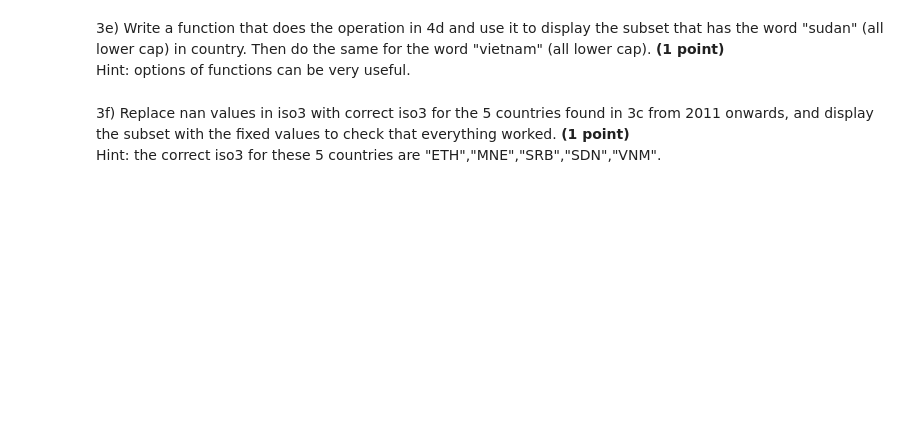
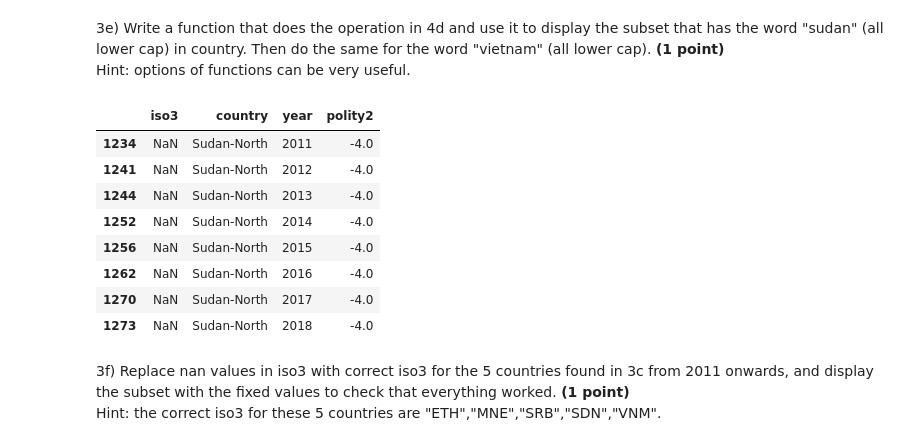
Before and after one commit to Clahrens/class_datascience, a Jupyter notebook: Notebooks/Assignment/individual_assignment/01_individual_assignment_C.A.ipynb, the cells around one changed output. Cells and saved outputs as stored; diff of their text form; code cells hidden in the pictures; blank space fills up the shorter version.

```diff
--- a/Notebooks/Assignment/individual_assignment/01_individual_assignment_C.A.ipynb
+++ b/Notebooks/Assignment/individual_assignment/01_individual_assignment_C.A.ipynb
@@ -138,8 +138,8 @@ Hint: if you get a warning message of the type "SettingWithCopyWarning", it is b
 # %%
 #  2c) convert integer into string
 
-subset_clean["year"]=subset_1["year"].astype(str)
-print(subset_clean.dtypes)# checking if my operation worked
+subset_1["year"]=subset_1["year"].astype(str)
+print(subset_1.dtypes)# checking if my operation worked
 # %% [output]
 iso3        object
 country     object
@@ -153,18 +153,12 @@ dtype: object
 # %%
 #  3a) missing iso3 subset
 
-subset_clean.isna().sum()
-subset_clean["iso3"].isna()
-subset_no_iso=
-#subset_no_iso= [for i in subset_clean if subset_clean["iso3"]is ("*")]
+#print(subset_1.isna().sum()) #check which columns have NaN's
 
-#subset_1.loc[0,"iso3"]
-#subset_no_iso3=subset_clean.loc[:,"iso3"] #check
-#print(subset_iso3)
-#subset_iso3['iso3'].iso3.unique()
-#subset_iso3.isna().sum()
-#subset_iso3.isna()
-#rows_with_nan = [index for index, row in df.iterrows() if row.isna().any()]
+subset_missing=subset_1.loc[subset_1["iso3"].isna()] #create new subset_missing
 
-#subset_no_iso3["iso3"]= (row for row in subset_clean["iso3"] if row.isna().any()
+#subset_1=data.loc[:,["iso3","country","year","polity2"]]
+#print(subset_missing.dtypes)
+print(subset_missing)
+subset_missing=subset_missing.copy()
 # %% [output]
@@ -188,3 +194,6 @@ Name: iso3, Length: 17574, dtype: bool
 3c) Display the countries with missing iso3 from 2011. **(1 point)**
 # %%
 # Answer 3c
+#subset_missing[subset_missing["country"].isna | subset_missing["year"].isna()].Year.unique()
+subset_missing["year"]= subset_missing["year"].astype(int)
+subset_missing[(subset_missing["iso3"].isna() & (subset_missing["year"] >2010))].country.unique()
@@ -199,7 +233,20 @@ Hint: the most general way of doing this is to use a combination of re.search an
 <br>
 Hint: options of functions can be very useful.
 # %%
-# Answer 3e
+# function for Serbia dive in
+def subsetting_country(country_name):
+    return subset_missing.loc[subset_missing["country"].str.contains (country_name,case=False)] #same as in 3e, and then define with case always lower letters
+subsetting_country("sudan")
+# %% [output]
+|  | iso3 | country | year | polity2 |
+| 1234 | NaN | Sudan-North | 2011 | -4.0 |
+| 1241 | NaN | Sudan-North | 2012 | -4.0 |
+| 1244 | NaN | Sudan-North | 2013 | -4.0 |
+| 1252 | NaN | Sudan-North | 2014 | -4.0 |
+| 1256 | NaN | Sudan-North | 2015 | -4.0 |
+| 1262 | NaN | Sudan-North | 2016 | -4.0 |
+| 1270 | NaN | Sudan-North | 2017 | -4.0 |
+| 1273 | NaN | Sudan-North | 2018 | -4.0 |
 # %% [markdown]
 3f) Replace nan values in iso3 with correct iso3 for the 5 countries found in 3c from 2011 onwards, and display the subset with the fixed values to check that everything worked. **(1 point)**
 <br>
```
Also changed, not shown: parts of 5 cells of this notebook, 6 other files.
